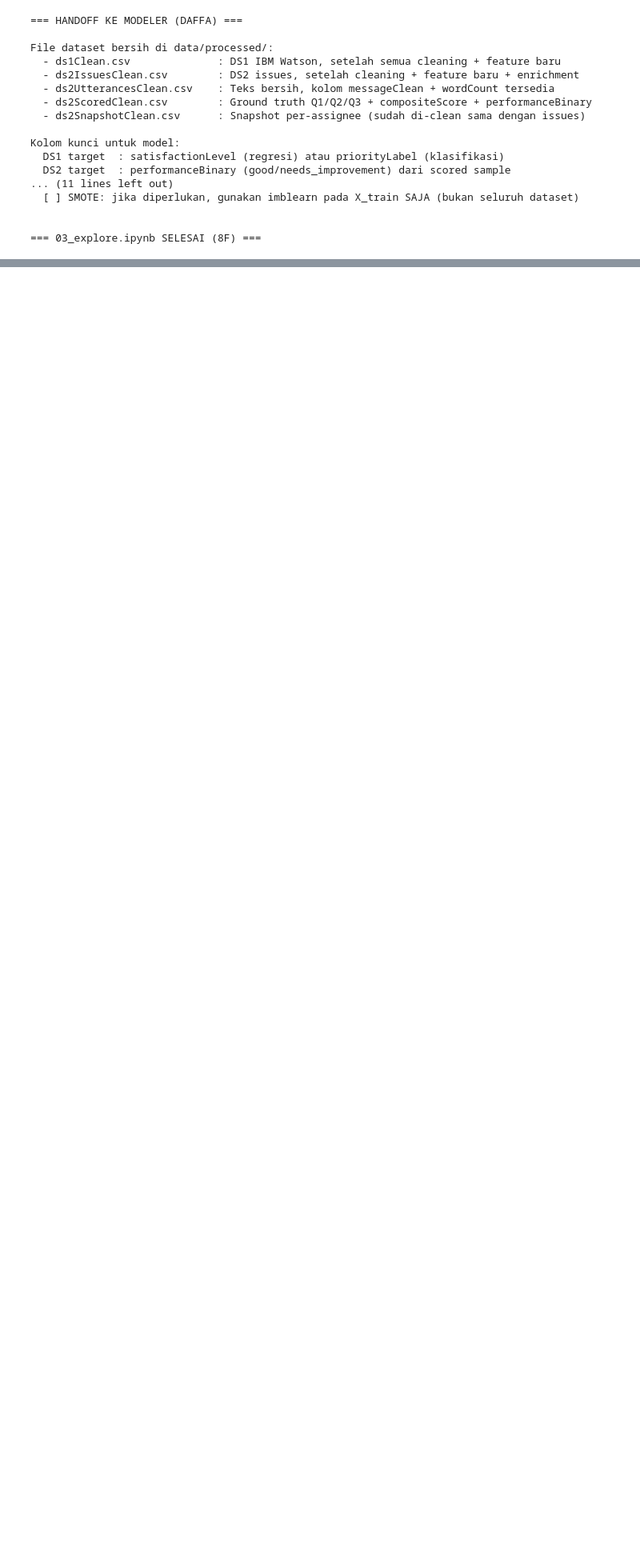
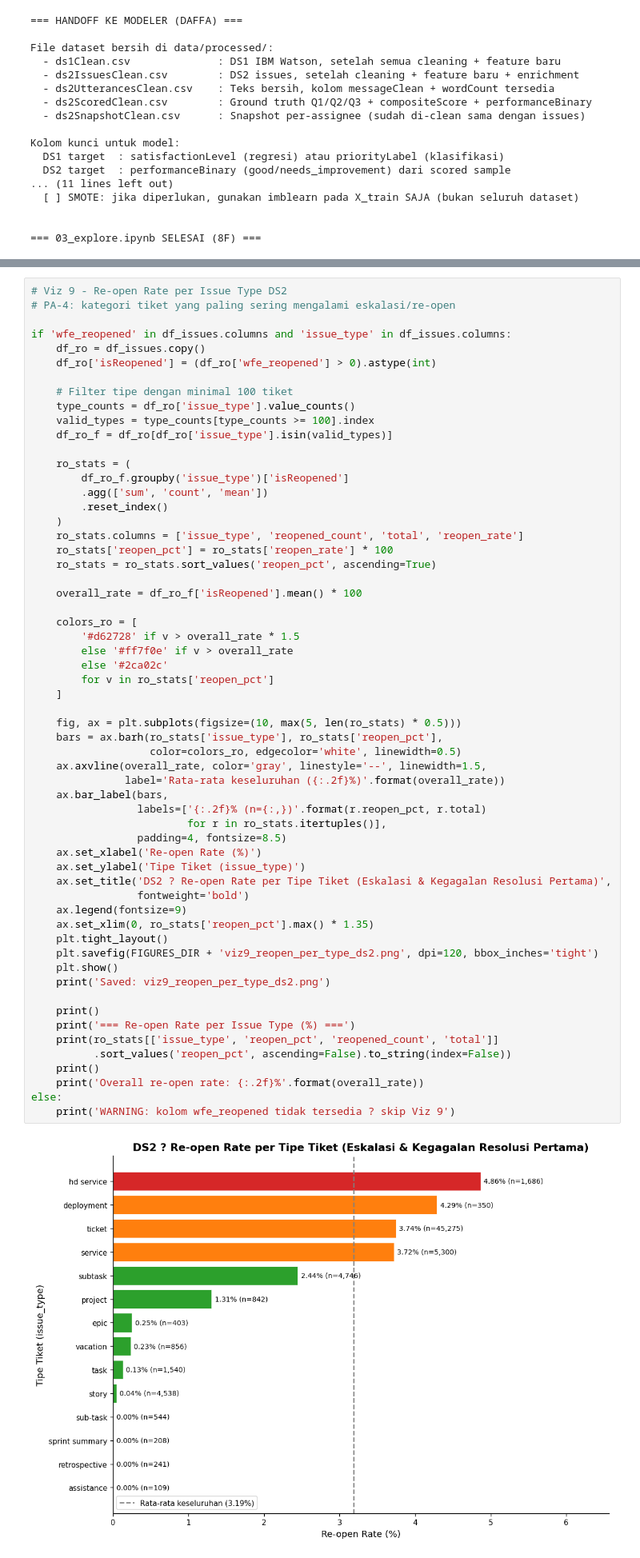
Before and after one commit to nicholaszef/tubes-datnal-k14-it-service-analytics, a Jupyter notebook: notebooks/03_explore.ipynb, the cells around one changed output, grey strips where cells are left out. Shown at 80% size. Cells and saved outputs as stored; diff of their text form; blank space fills up the shorter version.

```diff
--- a/notebooks/03_explore.ipynb
+++ b/notebooks/03_explore.ipynb
@@ -969,0 +1015,61 @@ else:
+# %%
+# Viz 9 - Re-open Rate per Issue Type DS2
+# PA-4: kategori tiket yang paling sering mengalami eskalasi/re-open
+
+if 'wfe_reopened' in df_issues.columns and 'issue_type' in df_issues.columns:
+    df_ro = df_issues.copy()
+    df_ro['isReopened'] = (df_ro['wfe_reopened'] > 0).astype(int)
+
+    # Filter tipe dengan minimal 100 tiket
+    type_counts = df_ro['issue_type'].value_counts()
+    valid_types = type_counts[type_counts >= 100].index
+    df_ro_f = df_ro[df_ro['issue_type'].isin(valid_types)]
+
+    ro_stats = (
+        df_ro_f.groupby('issue_type')['isReopened']
+        .agg(['sum', 'count', 'mean'])
+        .reset_index()
+    )
+    ro_stats.columns = ['issue_type', 'reopened_count', 'total', 'reopen_rate']
+    ro_stats['reopen_pct'] = ro_stats['reopen_rate'] * 100
+    ro_stats = ro_stats.sort_values('reopen_pct', ascending=True)
+
+    overall_rate = df_ro_f['isReopened'].mean() * 100
+
+    colors_ro = [
+        '#d62728' if v > overall_rate * 1.5
+        else '#ff7f0e' if v > overall_rate
+        else '#2ca02c'
+        for v in ro_stats['reopen_pct']
+    ]
+
+    fig, ax = plt.subplots(figsize=(10, max(5, len(ro_stats) * 0.5)))
+    bars = ax.barh(ro_stats['issue_type'], ro_stats['reopen_pct'],
+                   color=colors_ro, edgecolor='white', linewidth=0.5)
+    ax.axvline(overall_rate, color='gray', linestyle='--', linewidth=1.5,
+               label='Rata-rata keseluruhan ({:.2f}%)'.format(overall_rate))
+    ax.bar_label(bars,
+                 labels=['{:.2f}% (n={:,})'.format(r.reopen_pct, r.total)
+                         for r in ro_stats.itertuples()],
+                 padding=4, fontsize=8.5)
+    ax.set_xlabel('Re-open Rate (%)')
+    ax.set_ylabel('Tipe Tiket (issue_type)')
+    ax.set_title('DS2 ? Re-open Rate per Tipe Tiket (Eskalasi & Kegagalan Resolusi Pertama)',
+                 fontweight='bold')
+    ax.legend(fontsize=9)
+    ax.set_xlim(0, ro_stats['reopen_pct'].max() * 1.35)
+    plt.tight_layout()
+    plt.savefig(FIGURES_DIR + 'viz9_reopen_per_type_ds2.png', dpi=120, bbox_inches='tight')
+    plt.show()
+    print('Saved: viz9_reopen_per_type_ds2.png')
+
+    print()
+    print('=== Re-open Rate per Issue Type (%) ===')
+    print(ro_stats[['issue_type', 'reopen_pct', 'reopened_count', 'total']]
+          .sort_values('reopen_pct', ascending=False).to_string(index=False))
+    print()
+    print('Overall re-open rate: {:.2f}%'.format(overall_rate))
+else:
+    print('WARNING: kolom wfe_reopened tidak tersedia ? skip Viz 9')
+# %% [output]
+[figure, added]
```
Also changed, not shown: parts of 29 cells of this notebook, 19 other files.
